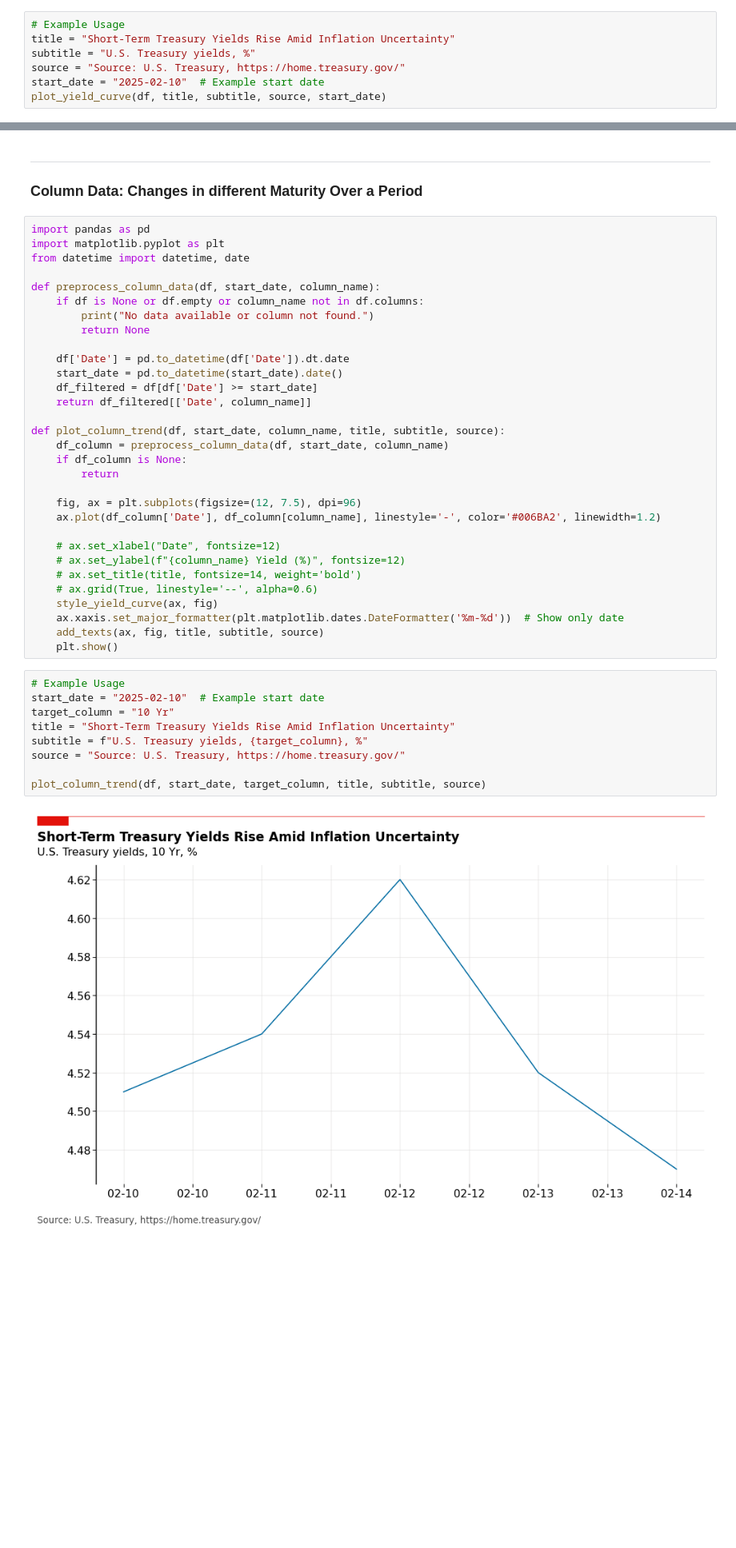
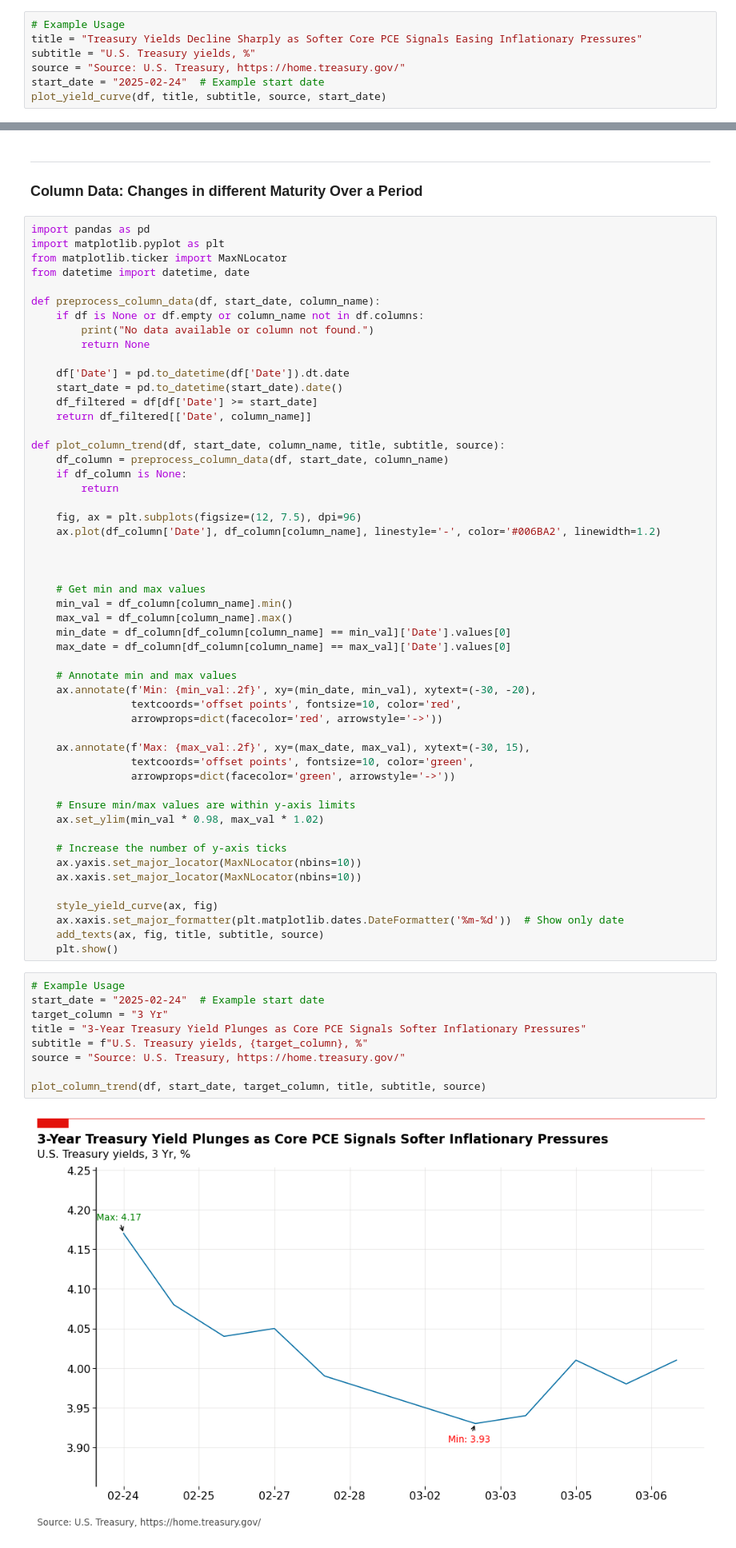
Before and after one commit to MatchaAzukii/Azukii_Project, a Jupyter notebook: weekly finance data/weekly finance.ipynb, the cells around one changed output, grey strips where cells are left out. Shown at 80% size. Saved outputs shown, nothing was run; the diff lists cells and outputs as text; blank space fills up the shorter version.

```diff
--- a/weekly finance data/weekly finance.ipynb
+++ b/weekly finance data/weekly finance.ipynb
@@ -92,9 +92,9 @@ def plot_yield_curve(df, title, subtitle, source, start_date=None):
     plt.show()
 # %%
 # Example Usage
-title = "Short-Term Treasury Yields Rise Amid Inflation Uncertainty"
+title = "Treasury Yields Decline Sharply as Softer Core PCE Signals Easing Inflationary Pressures"
 subtitle = "U.S. Treasury yields, %"
 source = "Source: U.S. Treasury, https://home.treasury.gov/"
-start_date = "2025-02-10"  # Example start date
+start_date = "2025-02-24"  # Example start date
 plot_yield_curve(df, title, subtitle, source, start_date)
 # %% [output]
@@ -105,6 +124,7 @@ plot_yield_curve(df, title, subtitle, source, start_date)
 # %%
 import pandas as pd
 import matplotlib.pyplot as plt
+from matplotlib.ticker import MaxNLocator
 from datetime import datetime, date
 
 def preprocess_column_data(df, start_date, column_name):
@@ -125,25 +145,45 @@ def plot_column_trend(df, start_date, column_name, title, subtitle, source):
     fig, ax = plt.subplots(figsize=(12, 7.5), dpi=96)
     ax.plot(df_column['Date'], df_column[column_name], linestyle='-', color='#006BA2', linewidth=1.2)
 
-    # ax.set_xlabel("Date", fontsize=12)
-    # ax.set_ylabel(f"{column_name} Yield (%)", fontsize=12)
-    # ax.set_title(title, fontsize=14, weight='bold')
-    # ax.grid(True, linestyle='--', alpha=0.6)
+
+
+    # Get min and max values
+    min_val = df_column[column_name].min()
+    max_val = df_column[column_name].max()
+    min_date = df_column[df_column[column_name] == min_val]['Date'].values[0]
+    max_date = df_column[df_column[column_name] == max_val]['Date'].values[0]
+
+    # Annotate min and max values
+    ax.annotate(f'Min: {min_val:.2f}', xy=(min_date, min_val), xytext=(-30, -20),
+                textcoords='offset points', fontsize=10, color='red',
+                arrowprops=dict(facecolor='red', arrowstyle='->'))
+
+    ax.annotate(f'Max: {max_val:.2f}', xy=(max_date, max_val), xytext=(-30, 15),
+                textcoords='offset points', fontsize=10, color='green',
+                arrowprops=dict(facecolor='green', arrowstyle='->'))
+
+    # Ensure min/max values are within y-axis limits
+    ax.set_ylim(min_val * 0.98, max_val * 1.02)
+
+    # Increase the number of y-axis ticks
+    ax.yaxis.set_major_locator(MaxNLocator(nbins=10))
+    ax.xaxis.set_major_locator(MaxNLocator(nbins=10))
+
     style_yield_curve(ax, fig)
     ax.xaxis.set_major_formatter(plt.matplotlib.dates.DateFormatter('%m-%d'))  # Show only date
     add_texts(ax, fig, title, subtitle, source)
     plt.show()
 # %%
 # Example Usage
-start_date = "2025-02-10"  # Example start date
-target_column = "10 Yr"
-title = "Short-Term Treasury Yields Rise Amid Inflation Uncertainty"
+start_date = "2025-02-24"  # Example start date
+target_column = "3 Yr"
+title = "3-Year Treasury Yield Plunges as Core PCE Signals Softer Inflationary Pressures"
 subtitle = f"U.S. Treasury yields, {target_column}, %"
 source = "Source: U.S. Treasury, https://home.treasury.gov/"
 
 plot_column_trend(df, start_date, target_column, title, subtitle, source)
 # %% [output]
-[figure, old version]
+[figure, new version]
 # %% [markdown]
 ---
 ## Part 2. Stock Market
```
Also changed, not shown: parts of 9 cells of this notebook, 1 other file.
